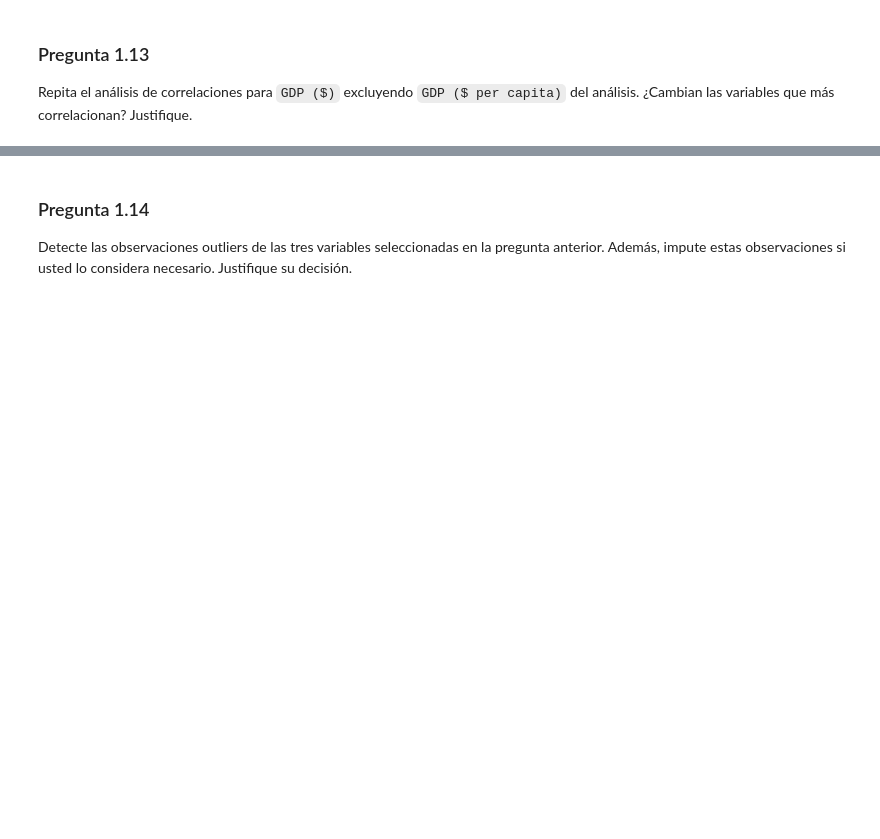
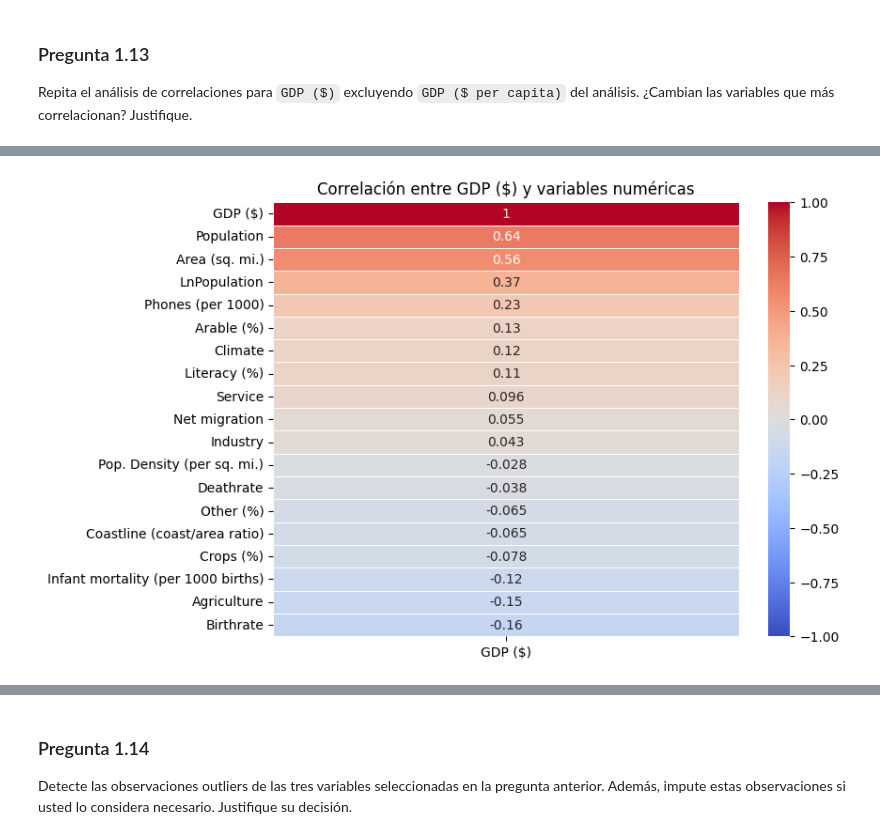
Before and after one commit to MichaelGalazz/Tarea-1-ML, a Jupyter notebook: Tarea_1 (3).ipynb, the cells around one changed output, grey strips where cells are left out. Drawn from its saved outputs; the diff is of its cells as text; code cells hidden in the pictures; blank space fills up the shorter version.

```diff
--- a/Tarea_1 (3).ipynb
+++ b/Tarea_1 (3).ipynb
@@ -654,3 +665,21 @@ Name: GDP (%), dtype: float64
+# %%
+# Seleccionar solo variables numéricas (excluyendo GDP per capita)
+df_numeric = df.select_dtypes(include=["number"]).drop(columns=["GDP ($ per capita)"])
+
+# Calcular la matriz de correlación solo con GDP_total
+correlation_gdp_total = df_numeric.corr()[["GDP ($)"]].sort_values(by="GDP ($)", ascending=False)
+
+# Visualizar con un heatmap
+plt.figure(figsize=(8,6))
+sns.heatmap(correlation_gdp_total, annot=True, cmap="coolwarm", vmin=-1, vmax=1, linewidths=0.5)
+
+# Título
+plt.title("Correlación entre GDP ($) y variables numéricas")
+
+# Mostrar el gráfico
+plt.show()
+# %% [output]
+[figure, added]
 # %% [markdown]
 [texto del enlace](https://)
 
```
Also changed, not shown: parts of 15 cells of this notebook.
